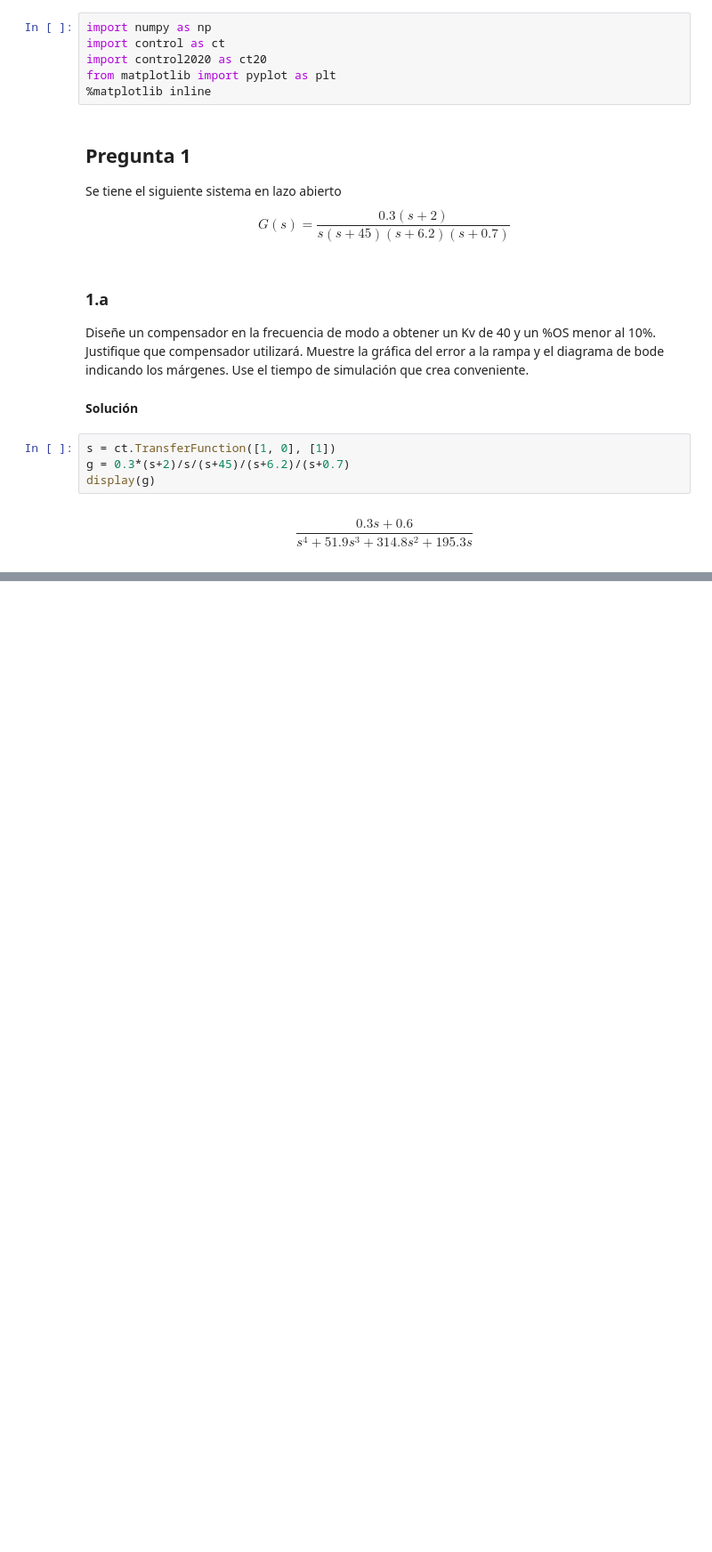
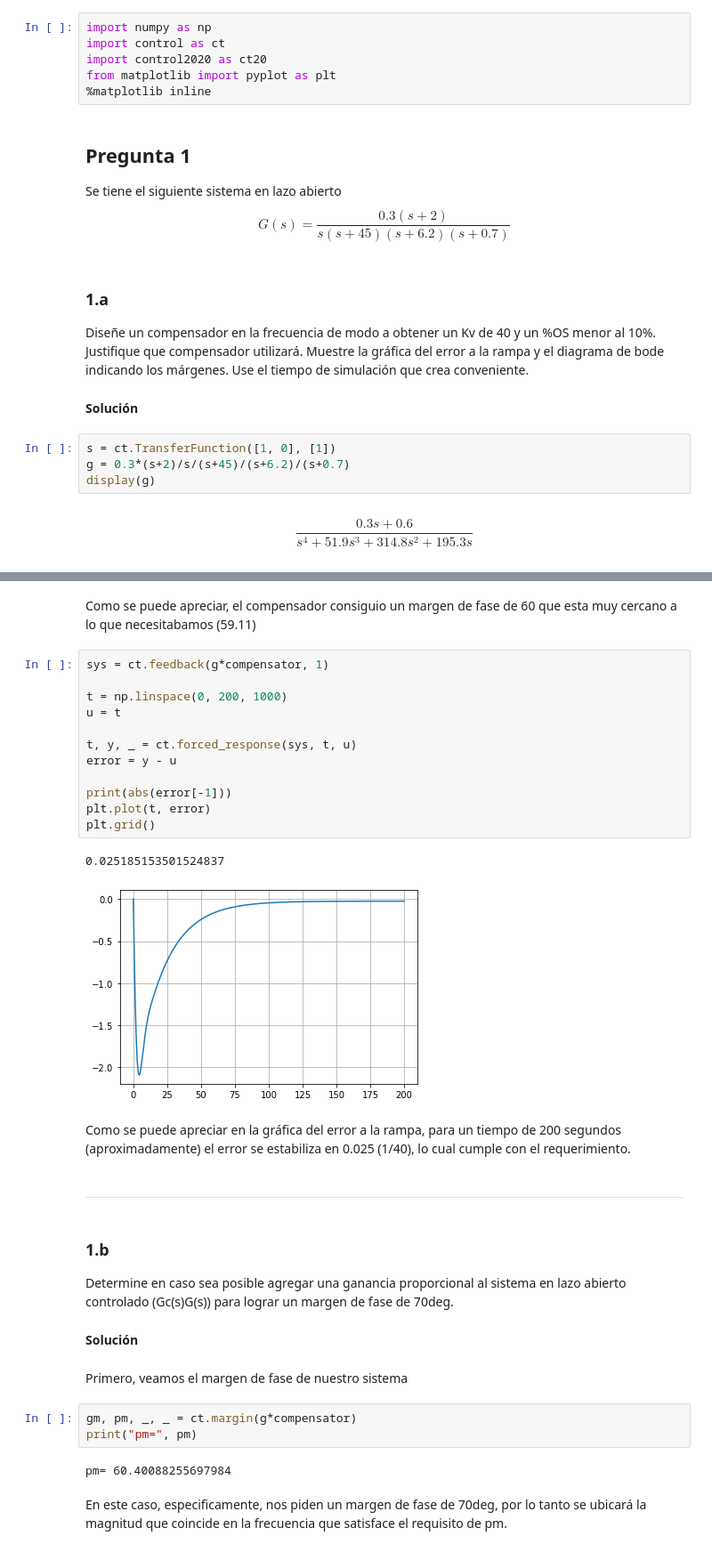
Before and after one commit to bregydoc/controlsystems2020, a Jupyter notebook: exams/Untitled1.ipynb, the cells around one changed output, grey strips where cells are left out. Shown at 89% size. Saved outputs shown, nothing was run; the diff lists cells and outputs as text; blank space fills up the shorter version.

```diff
--- a/exams/Untitled1.ipynb
+++ b/exams/Untitled1.ipynb
@@ -29,0 +69,36 @@ $$\frac{0.3 s + 0.6}{s^4 + 51.9 s^3 + 314.8 s^2 + 195.3 s}$$
+# %% [markdown]
+Como se puede apreciar, el compensador consiguio un margen de fase de 60 que esta muy cercano a lo que necesitabamos (59.11)
+# %%
+sys = ct.feedback(g*compensator, 1)
+
+t = np.linspace(0, 200, 1000)
+u = t
+
+t, y, _ = ct.forced_response(sys, t, u)
+error = y - u
+
+print(abs(error[-1]))
+plt.plot(t, error)
+plt.grid()
+# %% [output]
+0.025185153501524837
+[figure, added]
+# %% [markdown]
+Como se puede apreciar en la gráfica del error a la rampa, para un tiempo de 200 segundos (aproximadamente) el error se estabiliza en 0.025 (1/40), lo cual cumple con el requerimiento.
+# %% [markdown]
+---
+# %% [markdown]
+### 1.b
+
+Determine en caso sea posible agregar una ganancia proporcional al sistema en lazo abierto controlado (Gc(s)G(s)) para lograr un margen de fase de 70deg.
+# %% [markdown]
+**Solución**
+# %% [markdown]
+Primero, veamos el margen de fase de nuestro sistema
+# %%
+gm, pm, _, _ = ct.margin(g*compensator)
+print("pm=", pm)
+# %% [output]
+pm= 60.40088255697984
+# %% [markdown]
+En este caso, especificamente, nos piden un margen de fase de 70deg, por lo tanto se ubicará la magnitud que coincide en la frecuencia que satisface el requisito de pm.
```
Also changed, not shown: parts of 29 cells of this notebook, 9 other files.
